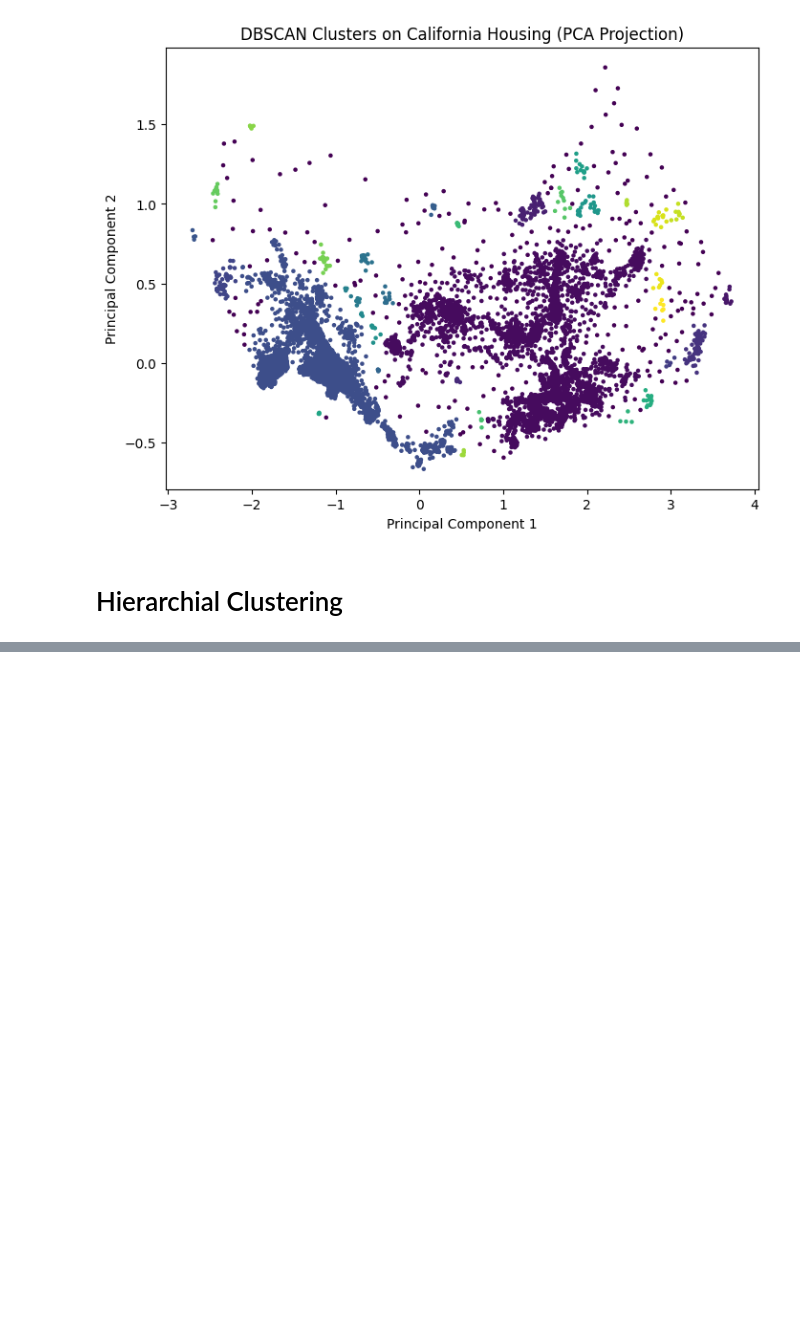
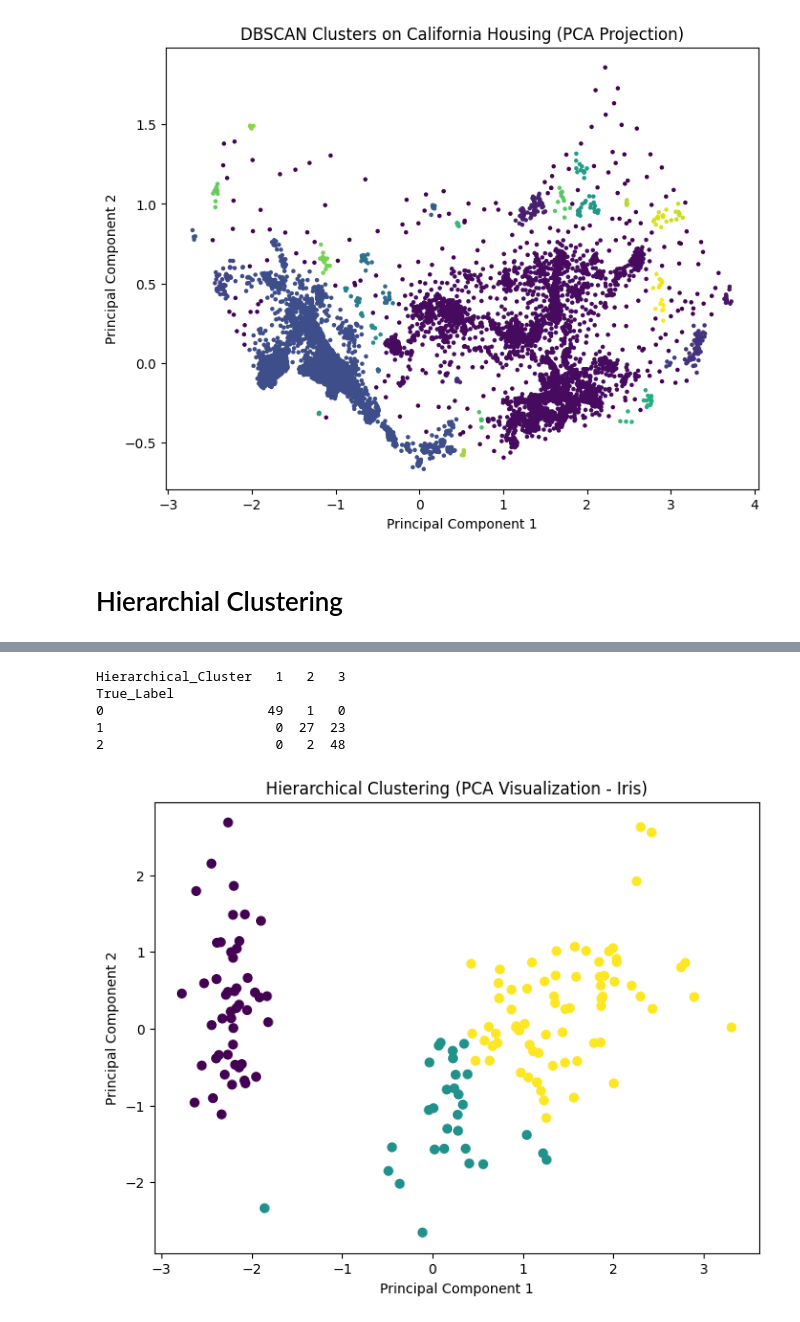
Before and after one commit to AromalDileep/traditional_ml, a Jupyter notebook: notebooks/10_unsupervised_learning.ipynb, the cells around one changed output, grey strips where cells are left out. Saved outputs shown, nothing was run; the diff lists cells and outputs as text; code cells hidden in the pictures; blank space fills up the shorter version.

```diff
--- a/notebooks/10_unsupervised_learning.ipynb
+++ b/notebooks/10_unsupervised_learning.ipynb
@@ -1485,0 +1546,8 @@ Defines how distance between clusters is measured:
+# %%
+from scipy.cluster.hierarchy import fcluster
+
+# Form flat clusters from the dendrogram
+# criterion = "maxclust" → specify number of clusters
+cluster_labels = fcluster(Z, t=3, criterion="maxclust")
+
+cluster_labels[:10]
@@ -1485,0 +1595,31 @@ Defines how distance between clusters is measured:
+# %%
+
+print(pd.crosstab(df_clusters["True_Label"], df_clusters["Hierarchical_Cluster"]))
+# %% [output]
+Hierarchical_Cluster   1   2   3
+True_Label
+0                     49   1   0
+1                      0  27  23
+2                      0   2  48
+# %%
+from sklearn.decomposition import PCA
+import matplotlib.pyplot as plt
+
+# Reduce data to 2D using PCA
+pca = PCA(n_components=2)
+X_pca = pca.fit_transform(X_scaled)
+
+# Plot hierarchical clusters
+plt.figure(figsize=(8, 6))
+plt.scatter(
+    X_pca[:, 0],
+    X_pca[:, 1],
+    c=cluster_labels,
+    s=40
+)
+plt.xlabel("Principal Component 1")
+plt.ylabel("Principal Component 2")
+plt.title("Hierarchical Clustering (PCA Visualization - Iris)")
+plt.show()
+# %% [output]
+[figure, added]
```
Also changed, not shown: parts of 35 cells of this notebook, 7 other files.
